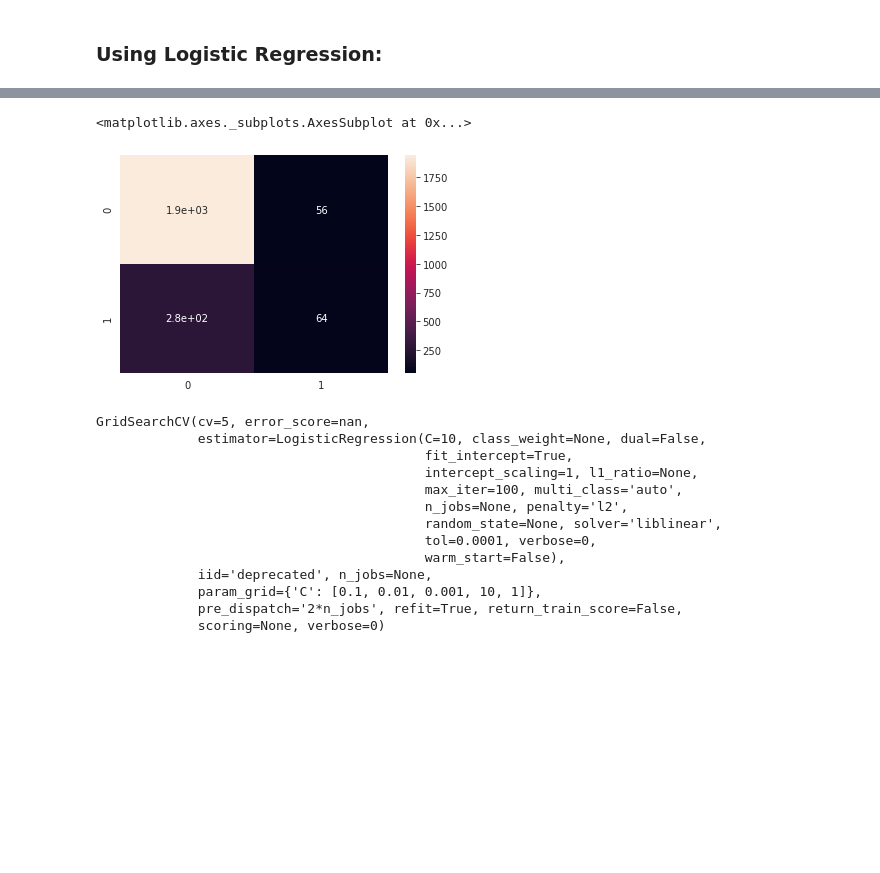
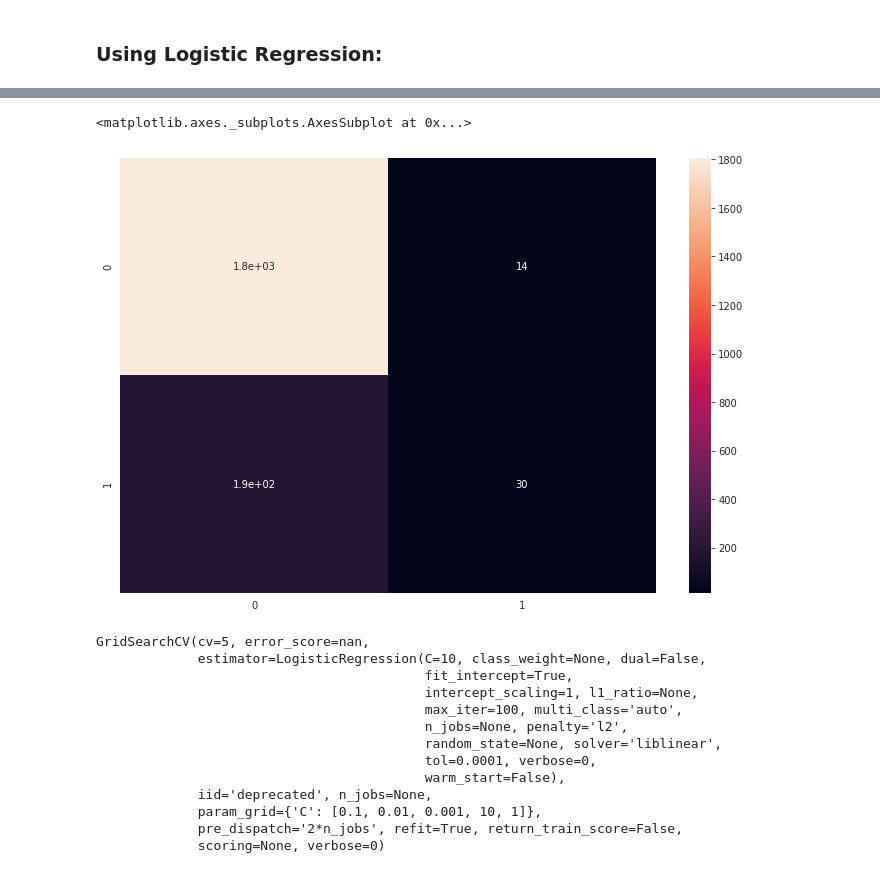
Before and after one commit to KutayAkalin/ML_Course_9-11-20, a Jupyter notebook: Project/09_11_2020_ML_Course_Nigeria_Project_'Busayo Olushola'.ipynb, the cells around one changed output, grey strips where cells are left out. Drawn from its saved outputs; the diff is of its cells as text; code cells hidden in the pictures; blank space fills up the shorter version.

```diff
--- a/Project/09_11_2020_ML_Course_Nigeria_Project_'Busayo Olushola'.ipynb
+++ b/Project/09_11_2020_ML_Course_Nigeria_Project_'Busayo Olushola'.ipynb
@@ -158,7 +234,7 @@ from sklearn.preprocessing import StandardScaler
 # %%
 std = StandardScaler()
 # %%
-df = std.fit_transform(data.drop(columns = ["Churn","ContractRenewal","DataPlan"]))
+df = std.fit_transform(new_data.drop(columns = ["Churn","ContractRenewal","DataPlan"]))
 # %%
 df
 # %% [output]
@@ -189,9 +265,9 @@ df1.head()
 # %%
-df1["Churn"] = data["Churn"]
+df1["Churn"] = new_data["Churn"]
 # %%
-df1["ContractRenewal"] = data["ContractRenewal"]
+df1["ContractRenewal"] = new_data["ContractRenewal"]
 # %%
-df1["DataPlan"] = data["DataPlan"]
+df1["DataPlan"] = new_data["DataPlan"]
 # %%
 df1.head()
 # %% [output]
@@ -293,9 +371,10 @@ array([[1937,   56],
 # %%
 c_matrix = confusion_matrix(y_train, log.predict(X_train))
+plt.figure(figsize=(12, 8))
 sns.heatmap(c_matrix, annot=True)
 # %% [output]
 <matplotlib.axes._subplots.AxesSubplot at 0x...>
-[figure, old version]
+[figure, new version]
 # %%
 from sklearn.model_selection import GridSearchCV
 # %%
```
Also changed, not shown: parts of 45 cells of this notebook.
